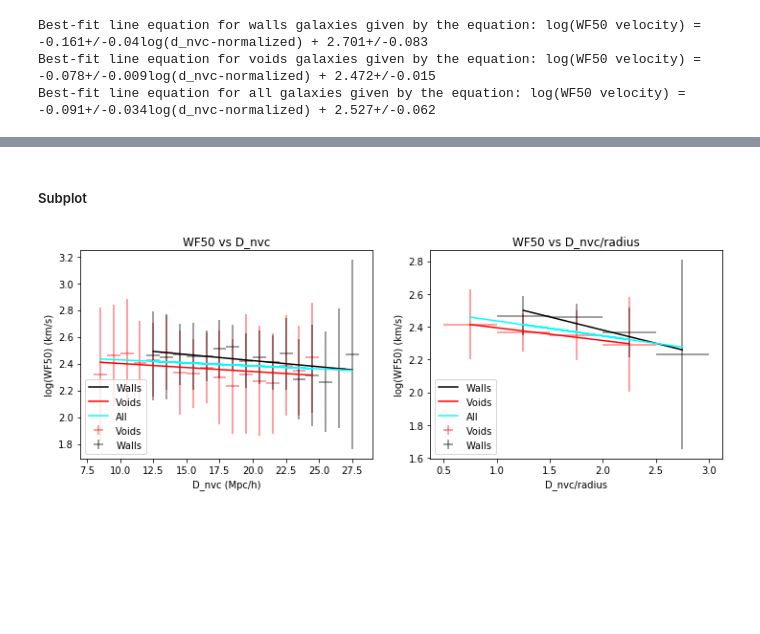
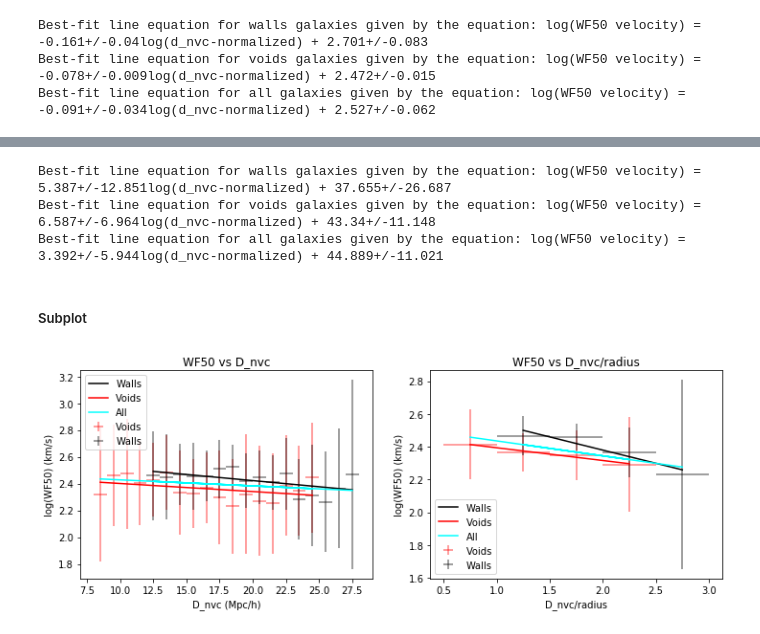
Before and after one commit to usiam/Summer-20_Galactic-Rotation-Curves-And-Dark-Matter, a Jupyter notebook: 11. Nearest_distance_plots.ipynb, the cells around one changed output, grey strips where cells are left out. Drawn from its saved outputs; the diff is of its cells as text; code cells hidden in the pictures; blank space fills up the shorter version.

```diff
--- a/11. Nearest_distance_plots.ipynb
+++ b/11. Nearest_distance_plots.ipynb
@@ -524,0 +768,7 @@ Best-fit line equation for all galaxies given by the equation: log(WF50 velocity
+# %%
+Mtot_norm_vc_bins = voids_Mtot_norm_vc_bins_medians + walls_Mtot_norm_vc_bins_medians
+d_nvc_bins = voids_center_dist_vc + walls_center_dist_vc
+
+ydata_d_vc_Mtot_norm_walls_line = linear_bestfit(walls_center_dist_vc , walls_Mtot_norm_vc_bins_medians,'walls','d_nvc')
+ydata_d_vc_Mtot_norm_voids_line = linear_bestfit(voids_center_dist_vc , voids_Mtot_norm_vc_bins_medians,'voids','d_nvc')
+ydata_d_vc_Mtot_norm_all_line = linear_bestfit(d_nvc_bins, Mtot_norm_vc_bins, 'all', 'd_nvc')
@@ -574,6 +828,25 @@ def bin_wf50_d_nvc_norm(data, dist_bins):
                     wf50_bins[dist_bins.index(dist_bin)].append(np.log10(data['WF50_corrected'][i]))
 
     return wf50_bins
+# %%
+def bin_Mtot_norm_d_nvc_norm(data, dist_bins):
+    Mtot_norm_bins = []
+    for _ in range(len(dist_bins)):
+        Mtot_norm_bins.append([])
+
+
+    #print("Mtot_norm_bins_len: ", len(Mtot_norm_bins))
+    #  loop through bins:
+    #     find which row the mass is in
+    #     add Mtot_norm to corresponding bin from corresponding row
+
+    for dist_bin in dist_bins:
+        for dist in dist_bin:
+            for i in range(len(data)):
+                if dist == data['d_nvc_norm'][i]:
+                    Mtot_norm_bins[dist_bins.index(dist_bin)].append((data['WF50_to_MTot-norm'][i]))
+
+    return Mtot_norm_bins
 # %%
 walls_lower_dist_vc_norm = round_down(min(walls_data['d_nvc_norm']))
 walls_upper_dist_vc_norm = round_up(max(walls_data['d_nvc_norm']))
@@ -588,6 +861,10 @@ voids_dist_vc_norm_bins = bin_dist_nvc_norm(voids_data, voids_lower_dist_vc_norm
 walls_wf50_vc_norm_bins = bin_wf50_d_nvc_norm(walls_data, walls_dist_vc_norm_bins)
 
 voids_wf50_vc_norm_bins = bin_wf50_d_nvc_norm(voids_data, voids_dist_vc_norm_bins)
+# %%
+walls_Mtot_norm_vc_norm_bins = bin_Mtot_norm_d_nvc_norm(walls_data_MTot_norm, walls_dist_vc_norm_bins)
+
+voids_Mtot_norm_vc_norm_bins = bin_Mtot_norm_d_nvc_norm(voids_data_MTot_norm, voids_dist_vc_norm_bins)
 # %%
 walls_center_dist_vc_norm = bin_midpoints(walls_lower_dist_vc_norm, walls_upper_dist_vc_norm, 0.5)
 walls_center_dist_vc_norm_err = 0.25
@@ -643,3 +963,14 @@ Best-fit line equation for all galaxies given by the equation: log(WF50 velocity
+# %%
+Mtot_norm_vc_norm_bins = voids_Mtot_norm_vc_norm_bins_medians + walls_Mtot_norm_vc_norm_bins_medians
+d_nvc_norm_bins = voids_center_dist_vc_norm + walls_center_dist_vc_norm
+
+ydata_d_vc_norm_Mtot_norm_walls_line = linear_bestfit(walls_center_dist_vc_norm , walls_Mtot_norm_vc_norm_bins_medians,'walls','d_nvc-normalized')
+ydata_d_vc_norm_Mtot_norm_voids_line = linear_bestfit(voids_center_dist_vc_norm , voids_Mtot_norm_vc_norm_bins_medians,'voids','d_nvc-normalized')
+ydata_d_vc_norm_Mtot_norm_all_line = linear_bestfit(d_nvc_norm_bins, Mtot_norm_vc_norm_bins, 'all', 'd_nvc-normalized')
+# %% [output]
+Best-fit line equation for walls galaxies given by the equation: log(WF50 velocity) = 5.387+/-12.851log(d_nvc-normalized) + 37.655+/-26.687
+Best-fit line equation for voids galaxies given by the equation: log(WF50 velocity) = 6.587+/-6.964log(d_nvc-normalized) + 43.34+/-11.148
+Best-fit line equation for all galaxies given by the equation: log(WF50 velocity) = 3.392+/-5.944log(d_nvc-normalized) + 44.889+/-11.021
 # %% [markdown]
 ##### Subplot
 # %%
@@ -653,32 +984,32 @@ axs[0].errorbar(walls_center_dist_vc, walls_wf50_vc_bins_medians, xerr = walls_c
 axs[0].plot(walls_center_dist_vc, ydata_d_vc_walls_line, color = 'black', label = 'Walls')
 axs[0].plot(voids_center_dist_vc, ydata_d_vc_voids_line, color = 'red', label = 'Voids')
 axs[0].plot(d_nvc_bins, ydata_d_vc_all_line, color = 'cyan', label = 'All')
 axs[0].set_title('WF50 vs D_nvc')
 axs[0].set_ylabel('log(WF50) (km/s)')
 axs[0].set_xlabel('D_nvc (Mpc/h)')
-axs[0].legend(loc = 'lower left')
+axs[0].legend(loc = 'upper left')
 
 ########################################################
 
 
 #Best-fit line equation for walls galaxies given by the equation: log(WF50 velocity) = -0.161+/-0.04log(d_nvc-normalized) + 2.701+/-0.083
 #Best-fit line equation for voids galaxies given by the equation: log(WF50 velocity) = -0.078+/-0.009log(d_nvc-normalized) + 2.472+/-0.015
 #Best-fit line equation for all galaxies given by the equation: log(WF50 velocity) = -0.091+/-0.034log(d_nvc-normalized) + 2.527+/-0.062
 
 axs[1].errorbar(voids_center_dist_vc_norm, voids_wf50_vc_norm_bins_medians, xerr = voids_center_dist_vc_norm_err, yerr = voids_wf50_vc_norm_bins_medians_err, fmt ='none', color = 'red', alpha = 0.5, label = 'Voids')
 axs[1].errorbar(walls_center_dist_vc_norm, walls_wf50_vc_norm_bins_medians, xerr = walls_center_dist_vc_norm_err, yerr = walls_wf50_vc_norm_bins_medians_err, fmt ='none', color = 'black', alpha = 0.5, label = 'Walls')
 axs[1].plot(walls_center_dist_vc_norm, ydata_d_vc_norm_walls_line, color = 'black', label = 'Walls')
 axs[1].plot(voids_center_dist_vc_norm, ydata_d_vc_norm_voids_line, color = 'red', label = 'Voids')
 axs[1].plot(d_nvc_norm_bins, ydata_d_vc_norm_all_line, color = 'cyan', label = 'All')
 axs[1].set_title('WF50 vs D_nvc/radius')
 axs[1].set_ylabel('log(WF50) (km/s)')
 axs[1].set_xlabel('D_nvc/radius')
 axs[1].legend(loc = 'lower left')
 
 
 plt.savefig('plots/median_logWF50-D_nvc_and_D_nvc-normalized.jpeg', dpi=500, facecolor='w', edgecolor='w',
         orientation='portrait', format='jpeg', pad_inches=0.1)
 
 plt.show()
 # %% [output]
-[figure, old version]
+[figure, new version]
```
Also changed, not shown: parts of 44 cells of this notebook.
